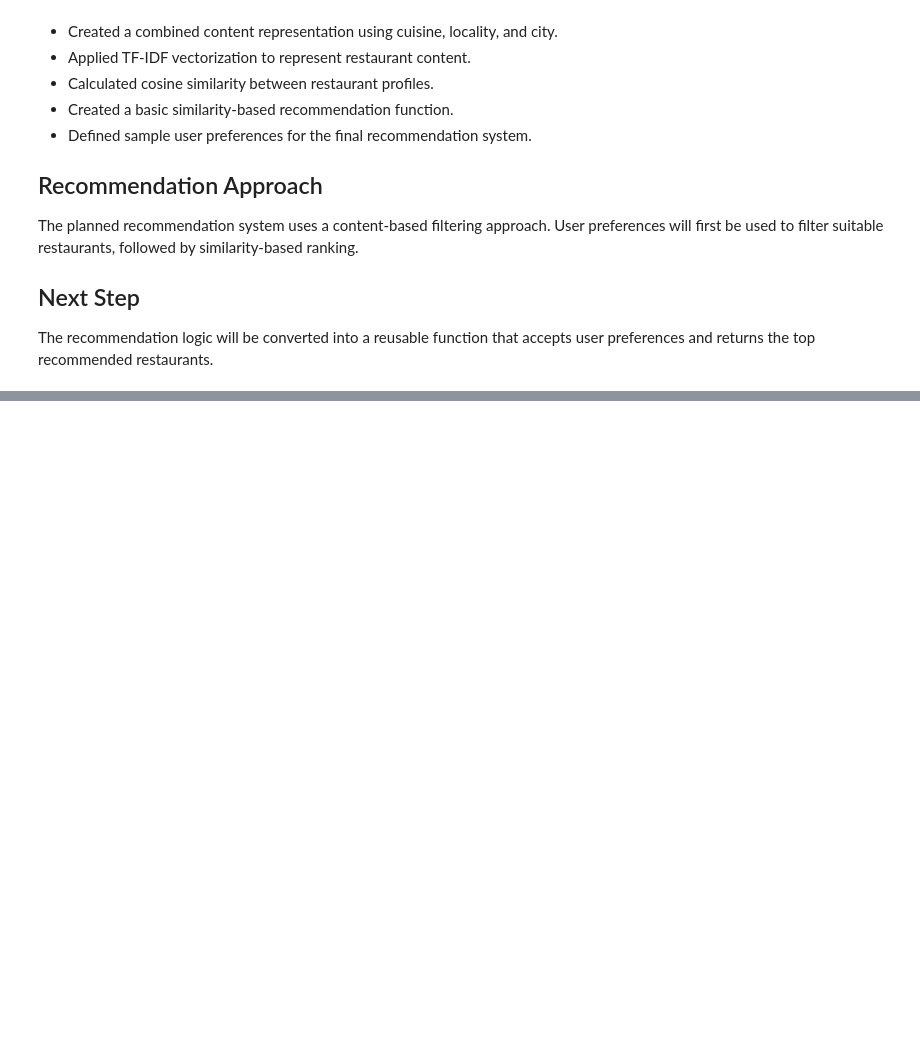
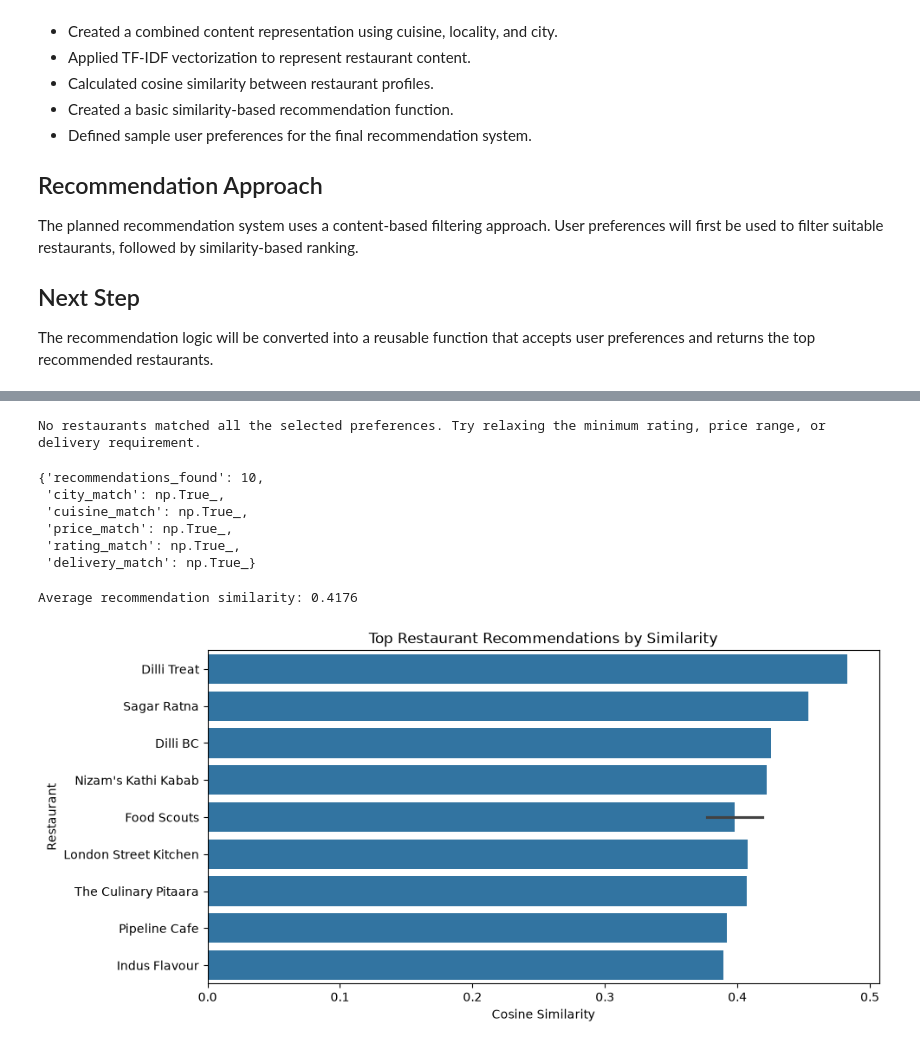
Before and after one commit to aniketsatav/cognifyz-machine-learning-internship, a Jupyter notebook: notebooks/03_Task2_Restaurant_Recommendation.ipynb, the cells around one changed output, grey strips where cells are left out. Cells and saved outputs as stored; diff of their text form; code cells hidden in the pictures; blank space fills up the shorter version.

Commit message:
Implement user preference restaurant recommendations

```diff
--- a/notebooks/03_Task2_Restaurant_Recommendation.ipynb
+++ b/notebooks/03_Task2_Restaurant_Recommendation.ipynb
@@ -377,0 +531,11 @@ restaurants.
+# %%
+recommendations = recommend_restaurants(
+    city="New Delhi",
+    cuisine="North Indian",
+    price_range=2,
+    min_rating=4.0,
+    online_delivery="Yes",
+    top_n=10
+)
+
+recommendations
@@ -377,0 +694,9 @@ restaurants.
+# %%
+if no_result_test.empty:
+    print(
+        "No restaurants matched all the selected preferences. "
+        "Try relaxing the minimum rating, price range, "
+        "or delivery requirement."
+    )
+# %% [output]
+No restaurants matched all the selected preferences. Try relaxing the minimum rating, price range, or delivery requirement.
@@ -377,0 +766,56 @@ restaurants.
+# %%
+validation = validate_recommendations(
+    recommendations,
+    city="New Delhi",
+    cuisine="North Indian",
+    price_range=2,
+    min_rating=4.0,
+    online_delivery="Yes"
+)
+
+validation
+# %% [output]
+{'recommendations_found': 10,
+ 'city_match': np.True_,
+ 'cuisine_match': np.True_,
+ 'price_match': np.True_,
+ 'rating_match': np.True_,
+ 'delivery_match': np.True_}
+# %%
+if not recommendations.empty:
+    avg_similarity = recommendations[
+        "Similarity Score"
+    ].mean()
+
+    print(
+        "Average recommendation similarity:",
+        round(avg_similarity, 4)
+    )
+# %% [output]
+Average recommendation similarity: 0.4176
+# %%
+plt.figure(figsize=(10, 5))
+
+sns.barplot(
+    data=recommendations,
+    x="Similarity Score",
+    y="Restaurant Name"
+)
+
+plt.title(
+    "Top Restaurant Recommendations by Similarity"
+)
+
+plt.xlabel("Cosine Similarity")
+plt.ylabel("Restaurant")
+
+plt.savefig(
+    "../outputs/figures/task2_recommendation_similarity.png",
+    bbox_inches="tight",
+    dpi=300
+)
+
+plt.show()
+plt.close()
+# %% [output]
+[figure, added]
```
Also changed, not shown: parts of 22 cells of this notebook, 3 other files.
